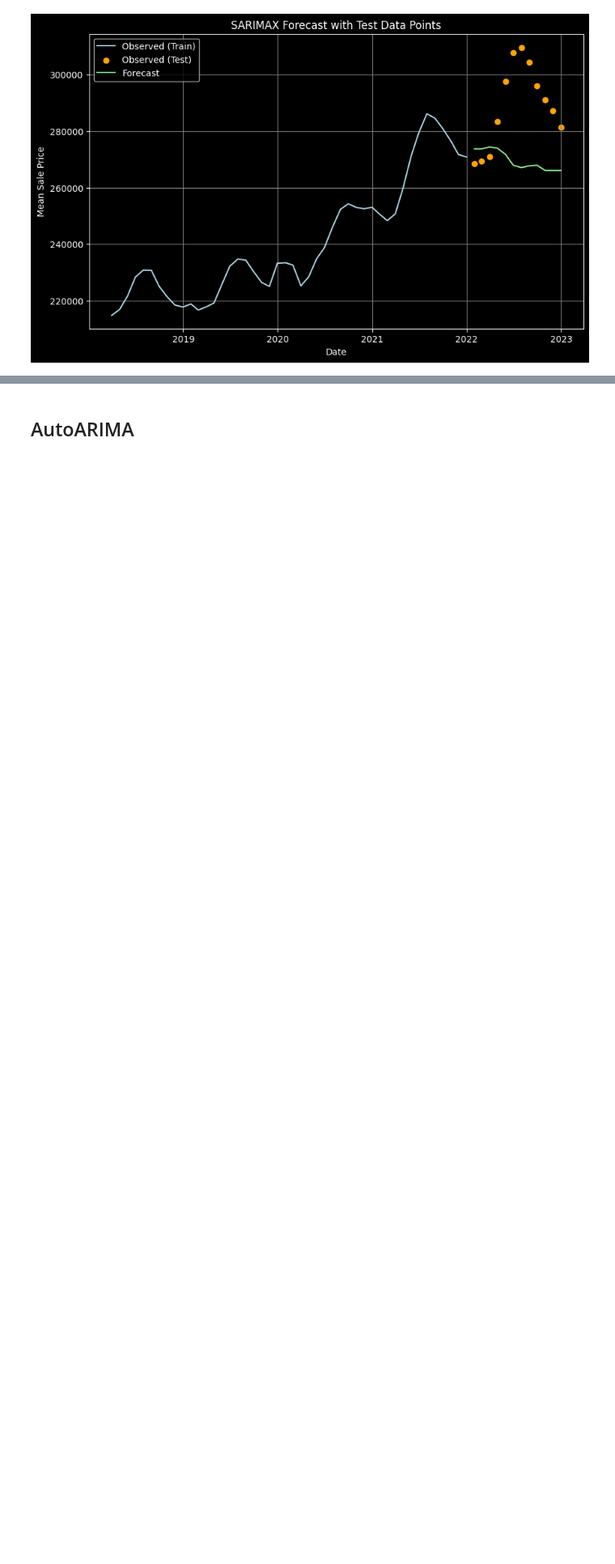
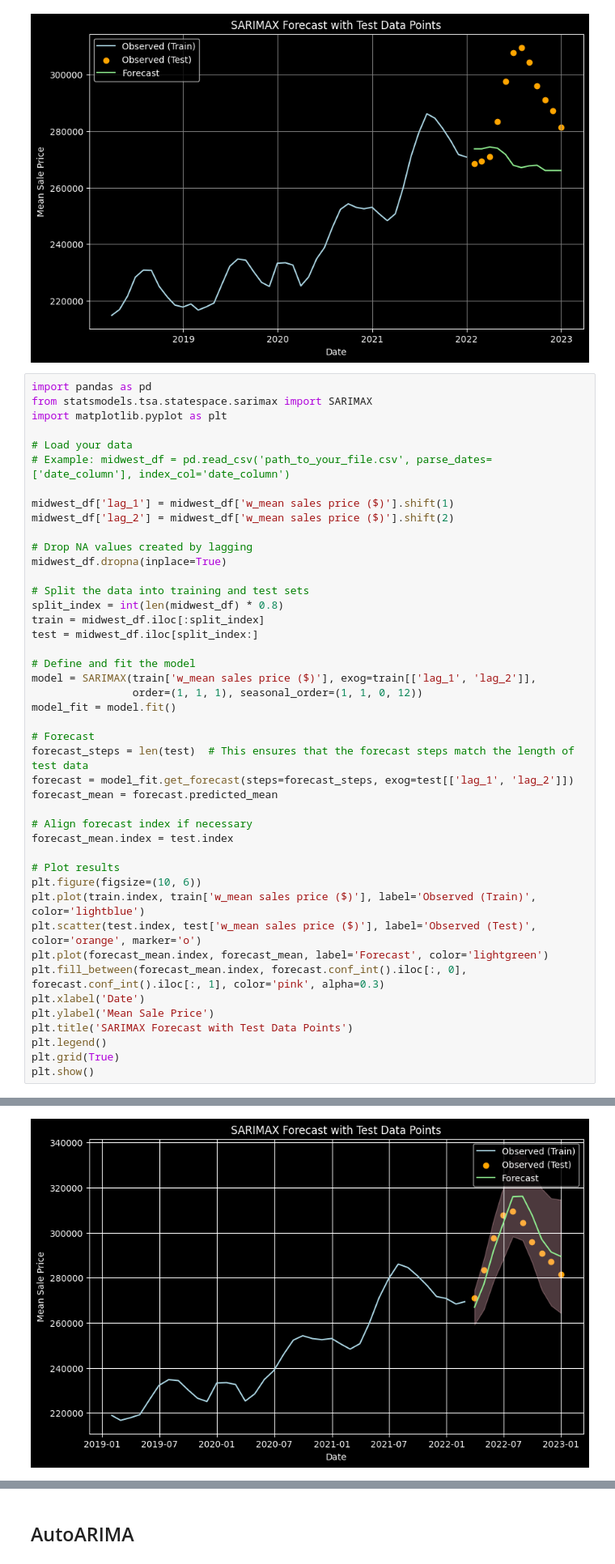
Before and after one commit to jacobsimeral/TS_Forecasting_Project, a Jupyter notebook: Code/Forecast/forecast_arima_hassaan.ipynb, the cells around one changed output, grey strips where cells are left out. Shown at 81% size. Cells and saved outputs as stored; diff of their text form; blank space fills up the shorter version.

```diff
--- a/Code/Forecast/forecast_arima_hassaan.ipynb
+++ b/Code/Forecast/forecast_arima_hassaan.ipynb
@@ -1243,3 +1299,48 @@ MSE: 635198588.4908563
 MAE: 21373.78202767517
 MAPE: 7.195305724208696%
 [figure]
+# %%
+import pandas as pd
+from statsmodels.tsa.statespace.sarimax import SARIMAX
+import matplotlib.pyplot as plt
+
+# Load your data
+# Example: midwest_df = pd.read_csv('path_to_your_file.csv', parse_dates=['date_column'], index_col='date_column')
+
+midwest_df['lag_1'] = midwest_df['w_mean sales price ($)'].shift(1)
+midwest_df['lag_2'] = midwest_df['w_mean sales price ($)'].shift(2)
+
+# Drop NA values created by lagging
+midwest_df.dropna(inplace=True)
+
+# Split the data into training and test sets
+split_index = int(len(midwest_df) * 0.8)
+train = midwest_df.iloc[:split_index]
+test = midwest_df.iloc[split_index:]
+
+# Define and fit the model
+model = SARIMAX(train['w_mean sales price ($)'], exog=train[['lag_1', 'lag_2']],
+                order=(1, 1, 1), seasonal_order=(1, 1, 0, 12))
+model_fit = model.fit()
+
+# Forecast
+forecast_steps = len(test)  # This ensures that the forecast steps match the length of test data
+forecast = model_fit.get_forecast(steps=forecast_steps, exog=test[['lag_1', 'lag_2']])
+forecast_mean = forecast.predicted_mean
+
+# Align forecast index if necessary
+forecast_mean.index = test.index
+
+# Plot results
+plt.figure(figsize=(10, 6))
+plt.plot(train.index, train['w_mean sales price ($)'], label='Observed (Train)', color='lightblue')
+plt.scatter(test.index, test['w_mean sales price ($)'], label='Observed (Test)', color='orange', marker='o')
+plt.plot(forecast_mean.index, forecast_mean, label='Forecast', color='lightgreen')
+plt.fill_between(forecast_mean.index, forecast.conf_int().iloc[:, 0], forecast.conf_int().iloc[:, 1], color='pink', alpha=0.3)
+plt.xlabel('Date')
+plt.ylabel('Mean Sale Price')
+plt.title('SARIMAX Forecast with Test Data Points')
+plt.legend()
+plt.grid(True)
+plt.show()
+# %% [output]
@@ -1245,0 +1365 @@ MAPE: 7.195305724208696%
+[figure, added]
```
Also changed, not shown: parts of 8 cells of this notebook, 4 other files.
